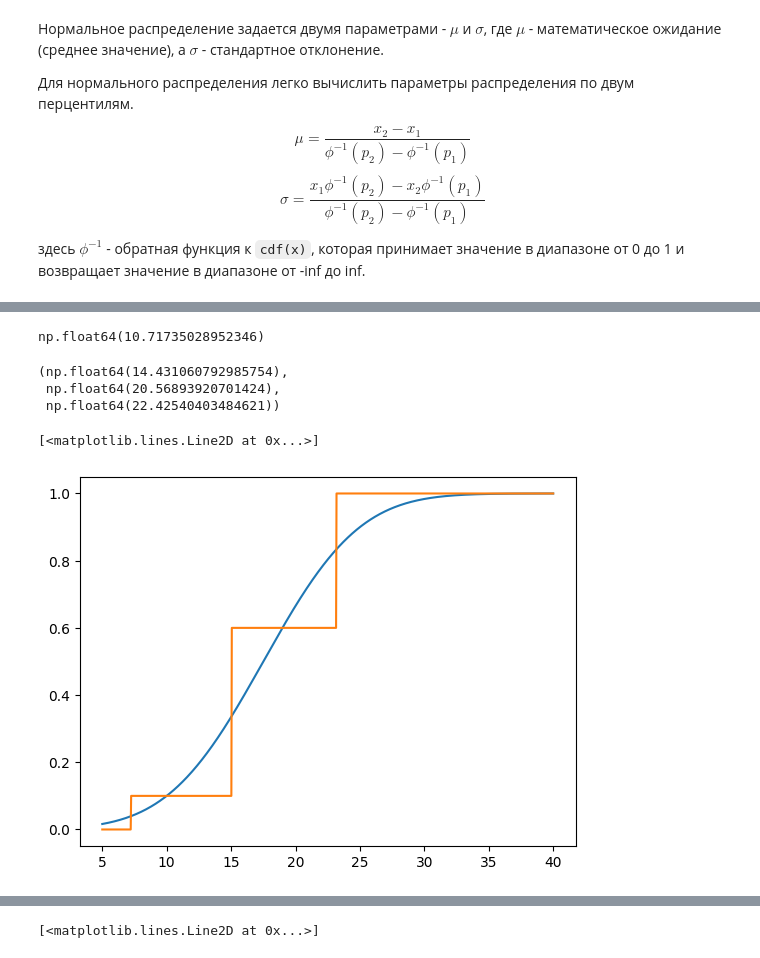
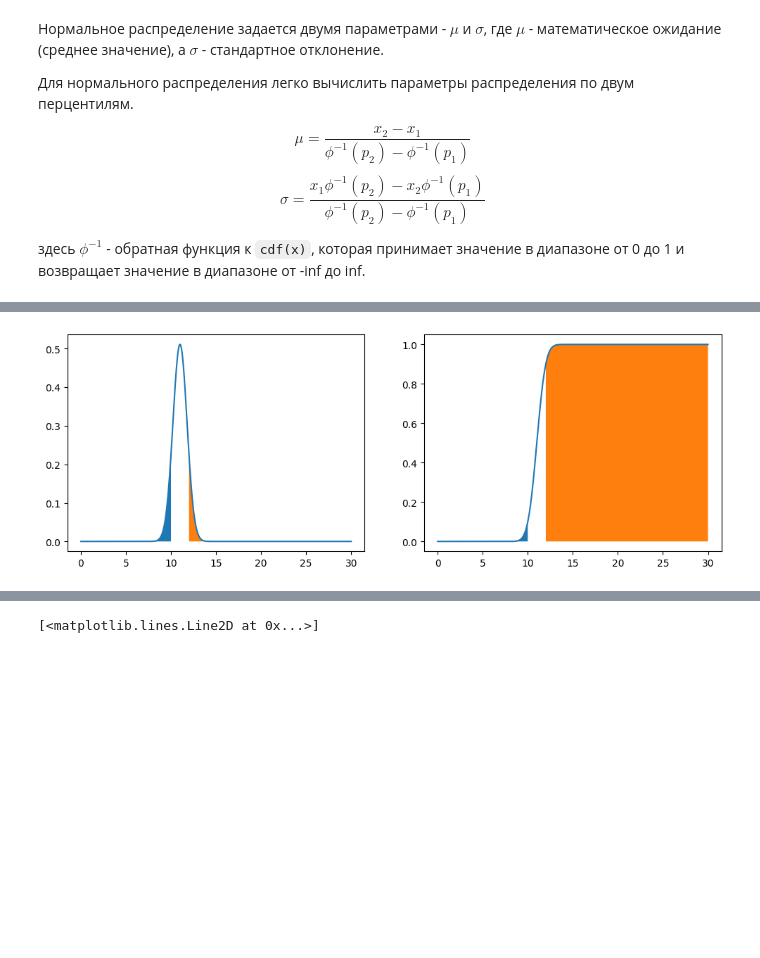
Before and after one commit to khabibullinra/decision_tree_examples, a Jupyter notebook: notebooks/stat_test.ipynb, the cells around one changed output, grey strips where cells are left out. Cells and saved outputs as stored; diff of their text form; code cells hidden in the pictures; blank space fills up the shorter version.

Commit message:
stat calc update

```diff
--- a/notebooks/stat_test.ipynb
+++ b/notebooks/stat_test.ipynb
@@ -45,28 +54,23 @@ p10 = -2.5631031310892007
 p50 = 0.0
 p90 = 2.5631031310892007
 # %%
-
 def plot_dist(ndist, p1=0.1, p2=0.9, xmin=-10, xmax=10, points=1000):
-    x = np.linspace(xmin, xmax, points)
-
-    v1 = ndist.ppf(p1)
-    v2 = ndist.ppf(p2)
-
-    pdf = ndist.pdf(x)
-    cdf = ndist.cdf(x)
-
+    """
+    функция отрисовки распределения и его плотности с указанием перцентилей
+    """
     fig, (ax1, ax2) = plt.subplots(1, 2, figsize=(12, 4))
 
-    ax1.plot(x, pdf)
 
-    x_p1 = np.linspace(xmin, v1, points)
+    x = np.linspace(xmin, xmax, points)
+    x_p1 = np.linspace(xmin, ndist.ppf(p1), points)
+    x_p2 = np.linspace(ndist.ppf(p2), xmax, points)
+
+    ax1.plot(x, ndist.pdf(x))
     ax1.fill_between(x_p1, ndist.pdf(x_p1))
-
-    x_p2 = np.linspace(v2, xmax, points)
     ax1.fill_between(x_p2, ndist.pdf(x_p2))
 
 
-    ax2.plot(x, cdf)
+    ax2.plot(x, ndist.cdf(x))
     ax2.fill_between(x_p1, ndist.cdf(x_p1))
     ax2.fill_between(x_p2, ndist.cdf(x_p2))
 
@@ -127,28 +111,11 @@ plt.plot(x, custm.cdf(x))
-# %%
-ndist2.expect( ub=ndist2.ppf(0.3), conditional=True)
-# %% [output]
-np.float64(10.71735028952346)
-# %%
-x_discrete
-# %% [output]
-(np.float64(14.431060792985754),
- np.float64(20.56893920701424),
- np.float64(22.42540403484621))
-# %%
-p10 = 10
-p90 = 25
-
-ndist2 = norm_from_percentiles(p10, 0.1, p90, 0.9)
-
-x_discrete = (ndist2.expect(ub=ndist2.ppf(0.1), conditional=True),
-              ndist2.expect(lb=ndist2.ppf(0.1), ub=ndist2.ppf(0.6), conditional=True),
-              ndist2.expect(lb=ndist2.ppf(0.6), conditional=True))
-p_discrete = (0.1, 0.5, 0.4)
-ndist2_discrete = stats.rv_discrete(name='ndist2_discrete', values=(x_discrete, p_discrete))
-
-x = np.linspace(5, 40, 1000)
-plt.plot(x, ndist2.cdf(x))
-plt.plot(x, ndist2_discrete.cdf(x))
-# %% [output]
-[<matplotlib.lines.Line2D at 0x...>]
-[figure, removed]
+# %%
+p_1 = 0.1
+p_2 = 0.9
+v_1 = 10
+v_2 = 12
+
+ndist2 = norm_from_percentiles(x1=v_1, p1=p_1, x2=v_2, p2=p_2)
+
+plot_dist(ndist2, xmin=0, xmax=30, p1=p_1, p2=p_2)
+# %% [output]
+[figure, added]
```
Also changed, not shown: parts of 10 cells of this notebook.
